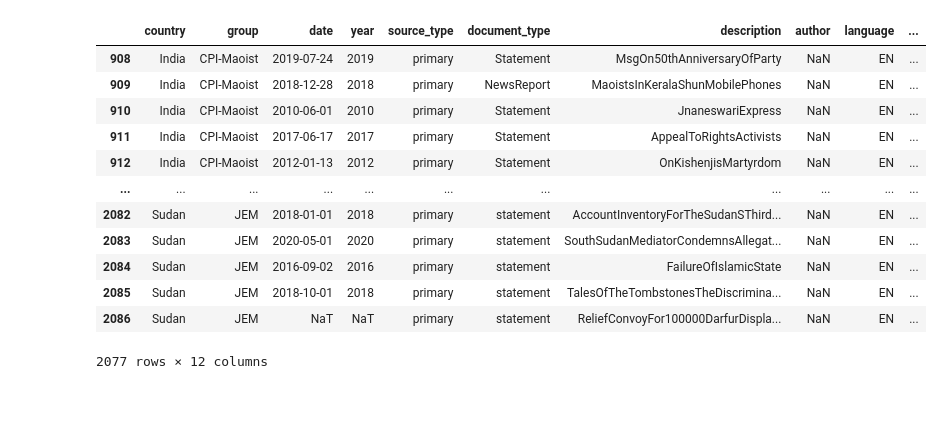
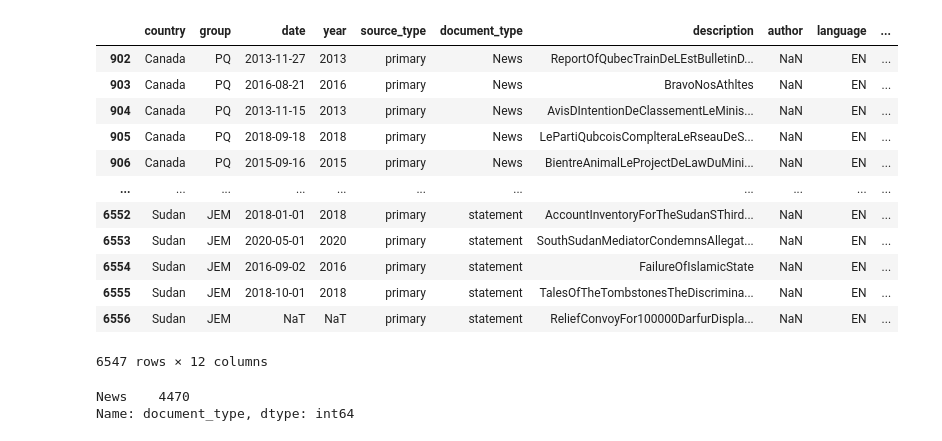
Before and after one commit to EandrewJones/rebel-manifesto, a Jupyter notebook: code/generate_metadata-report.ipynb, the cells around one changed output. Saved outputs shown, nothing was run; the diff lists cells and outputs as text; code cells hidden in the pictures; blank space fills up the shorter version.

```diff
--- a/code/generate_metadata-report.ipynb
+++ b/code/generate_metadata-report.ipynb
@@ -86,17 +86,22 @@ manifesto_dictionary[is_primary]
 # %%
-groups = manifesto_dictionary['group'].isin(['CPI-Maoist', 'PFLP', 'PMR', 'JEM'])
+groups = manifesto_dictionary['group'].isin(['CPI-Maoist', 'PFLP', 'PMR', 'JEM', 'PQ'])
 manifesto_dictionary[is_primary & groups]
 # %% [output]
 |  | country | group | date | year | source_type | document_type | description | author | language | ... |
-| 908 | India | CPI-Maoist | 2019-07-24 | 2019 | primary | Statement | MsgOn50thAnniversaryOfParty | NaN | EN | ... |
-| 909 | India | CPI-Maoist | 2018-12-28 | 2018 | primary | NewsReport | MaoistsInKeralaShunMobilePhones | NaN | EN | ... |
-| 910 | India | CPI-Maoist | 2010-06-01 | 2010 | primary | Statement | JnaneswariExpress | NaN | EN | ... |
-| 911 | India | CPI-Maoist | 2017-06-17 | 2017 | primary | Statement | AppealToRightsActivists | NaN | EN | ... |
-| 912 | India | CPI-Maoist | 2012-01-13 | 2012 | primary | Statement | OnKishenjisMartyrdom | NaN | EN | ... |
+| 902 | Canada | PQ | 2013-11-27 | 2013 | primary | News | ReportOfQubecTrainDeLEstBulletinD... | NaN | EN | ... |
+| 903 | Canada | PQ | 2016-08-21 | 2016 | primary | News | BravoNosAthltes | NaN | EN | ... |
+| 904 | Canada | PQ | 2013-11-15 | 2013 | primary | News | AvisDIntentionDeClassementLeMinis... | NaN | EN | ... |
+| 905 | Canada | PQ | 2018-09-18 | 2018 | primary | News | LePartiQubcoisComplteraLeRseauDeS... | NaN | EN | ... |
+| 906 | Canada | PQ | 2015-09-16 | 2015 | primary | News | BientreAnimalLeProjectDeLawDuMini... | NaN | EN | ... |
 | ... | ... | ... | ... | ... | ... | ... | ... | ... | ... | ... |
-| 2082 | Sudan | JEM | 2018-01-01 | 2018 | primary | statement | AccountInventoryForTheSudanSThird... | NaN | EN | ... |
-| 2083 | Sudan | JEM | 2020-05-01 | 2020 | primary | statement | SouthSudanMediatorCondemnsAllegat... | NaN | EN | ... |
-| 2084 | Sudan | JEM | 2016-09-02 | 2016 | primary | statement | FailureOfIslamicState | NaN | EN | ... |
-| 2085 | Sudan | JEM | 2018-10-01 | 2018 | primary | statement | TalesOfTheTombstonesTheDiscrimina... | NaN | EN | ... |
-| 2086 | Sudan | JEM | NaT | NaT | primary | statement | ReliefConvoyFor100000DarfurDispla... | NaN | EN | ... |
+| 6552 | Sudan | JEM | 2018-01-01 | 2018 | primary | statement | AccountInventoryForTheSudanSThird... | NaN | EN | ... |
+| 6553 | Sudan | JEM | 2020-05-01 | 2020 | primary | statement | SouthSudanMediatorCondemnsAllegat... | NaN | EN | ... |
+| 6554 | Sudan | JEM | 2016-09-02 | 2016 | primary | statement | FailureOfIslamicState | NaN | EN | ... |
+| 6555 | Sudan | JEM | 2018-10-01 | 2018 | primary | statement | TalesOfTheTombstonesTheDiscrimina... | NaN | EN | ... |
+| 6556 | Sudan | JEM | NaT | NaT | primary | statement | ReliefConvoyFor100000DarfurDispla... | NaN | EN | ... |
-2077 rows × 12 columns
+6547 rows × 12 columns
+# %%
+manifesto_dictionary.loc[manifesto_dictionary.country == 'Canada','document_type'].value_counts()
+# %% [output]
+News    4470
+Name: document_type, dtype: int64
```
Also changed, not shown: parts of 6 cells of this notebook, 2 other files.
